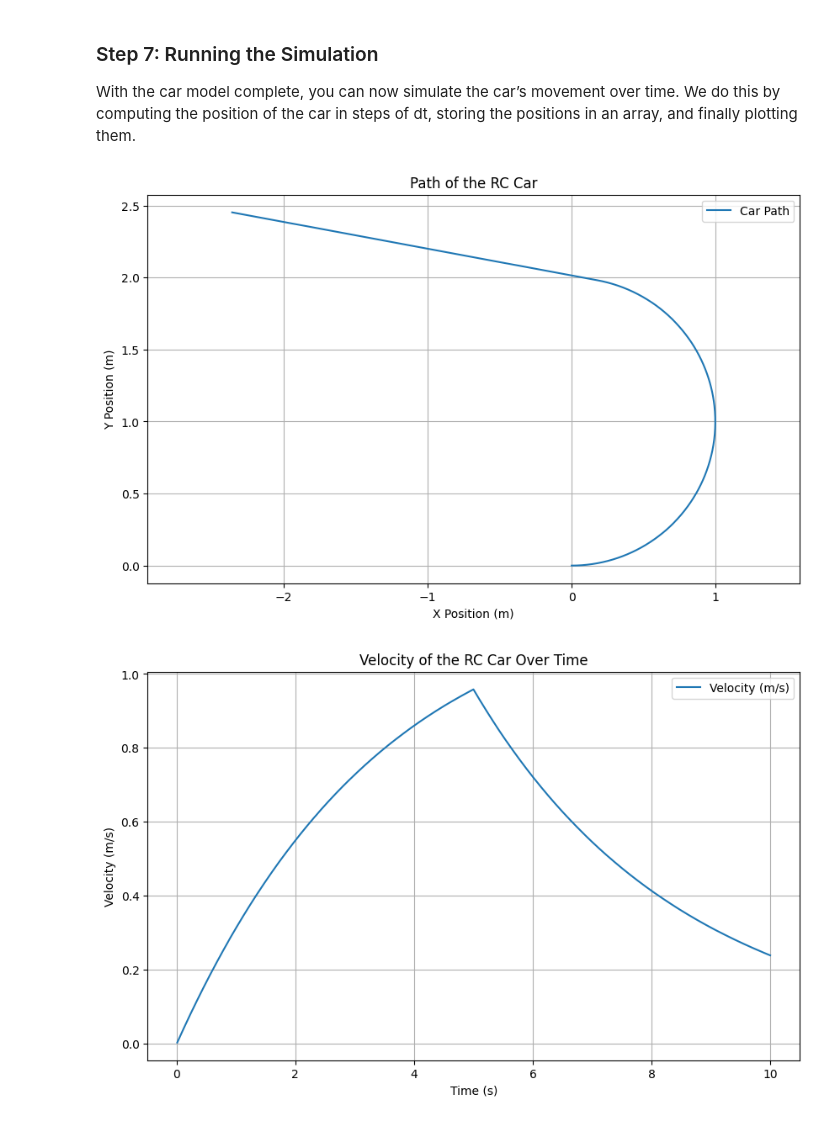
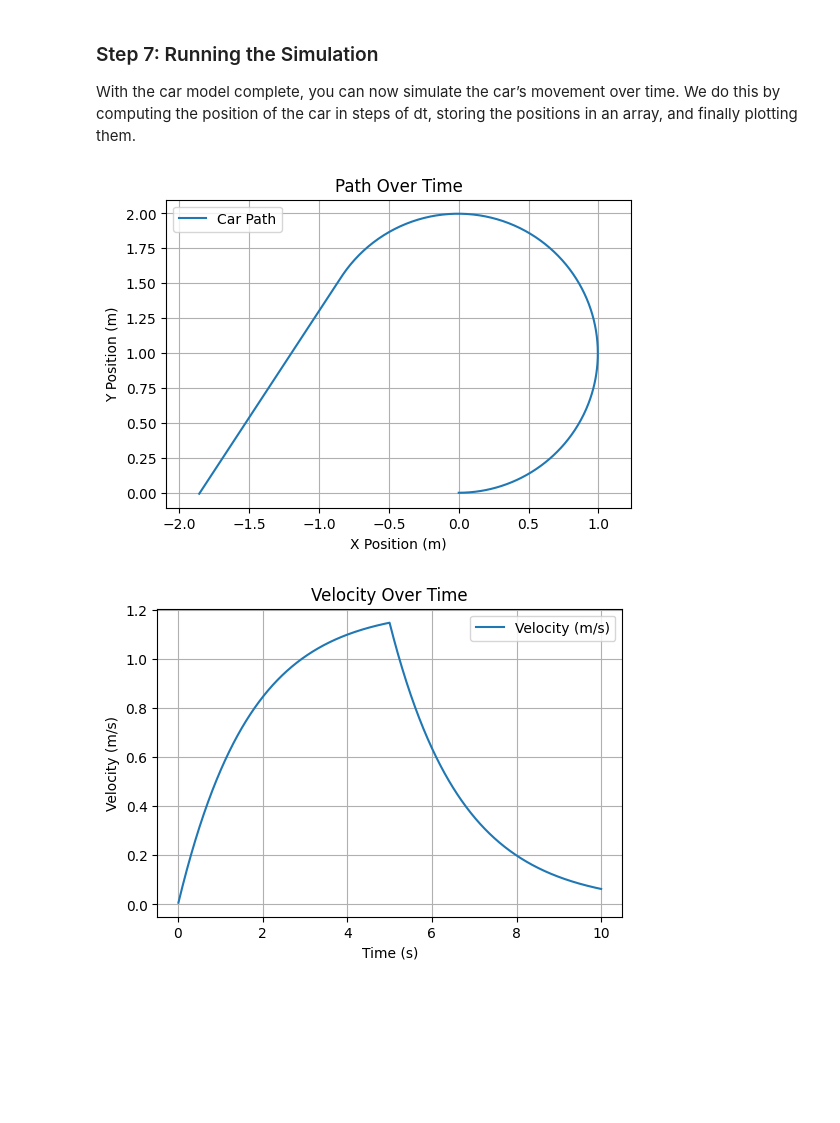
Before and after one commit to OpenEd-IP3/Book, a Jupyter notebook: Module 4.ipynb, the cells around one changed output. Saved outputs shown, nothing was run; the diff lists cells and outputs as text; code cells hidden in the pictures; blank space fills up the shorter version.

```diff
--- a/Module 4.ipynb
+++ b/Module 4.ipynb
@@ -198,9 +198,9 @@ To begin, we need to define the physical properties of KITT. These include its m
 mass = 5.6  # kg, mass of the car
 wheelbase = 0.3  # m, distance between the front and rear axles
 track_width = 0.2  # m, distance between the left and right wheels
-friction_coefficient = 0.5  # N·s/m, resistance due to friction
+friction_coefficient = 3.2  # N·s/m, resistance due to friction
 air_resistance_coefficient = 0.1  # N·s^2/m^2, resistance due to air drag
-max_motor_force = 15.0  # N, maximum force generated by the motor
+max_motor_force = 4.0  # N, maximum force generated by the motor
 # %% [markdown]
 ### Step 2: Initializing the Car’s State
 
@@ -327,36 +327,36 @@ for t in np.arange(0, simulation_time, dt):
     state = car.get_state()
 
     positions.append(state['position'].copy())
     velocities.append(state['velocity'])
     orientations.append(state['orientation'])
     times.append(state['time'])
 
 # Convert to numpy arrays for easier plotting
 positions = np.array(positions)
 velocities = np.array(velocities)
 orientations = np.array(orientations)
 times = np.array(times)
 
 # Plotting the car's path
-plt.figure(figsize=(10, 6))
+plt.figure(figsize=(6, 4))
 plt.plot(positions[:, 0], positions[:, 1], label="Car Path")
 plt.xlabel("X Position (m)")
 plt.ylabel("Y Position (m)")
-plt.title("Path of the RC Car")
+plt.title("Path Over Time")
 plt.axis('equal')
 plt.grid(True)
 plt.legend()
 plt.show()
 
 # Plotting the car's velocity over time
-plt.figure(figsize=(10, 6))
+plt.figure(figsize=(6, 4))
 plt.plot(times, velocities, label="Velocity (m/s)")
 plt.xlabel("Time (s)")
 plt.ylabel("Velocity (m/s)")
-plt.title("Velocity of the RC Car Over Time")
+plt.title("Velocity Over Time")
 plt.grid(True)
 plt.legend()
 plt.show()
 # %% [output]
-[figure, old version]
+[figure, new version]
-[figure, old version]
+[figure, new version]
```
Also changed, not shown: parts of 2 cells of this notebook.
